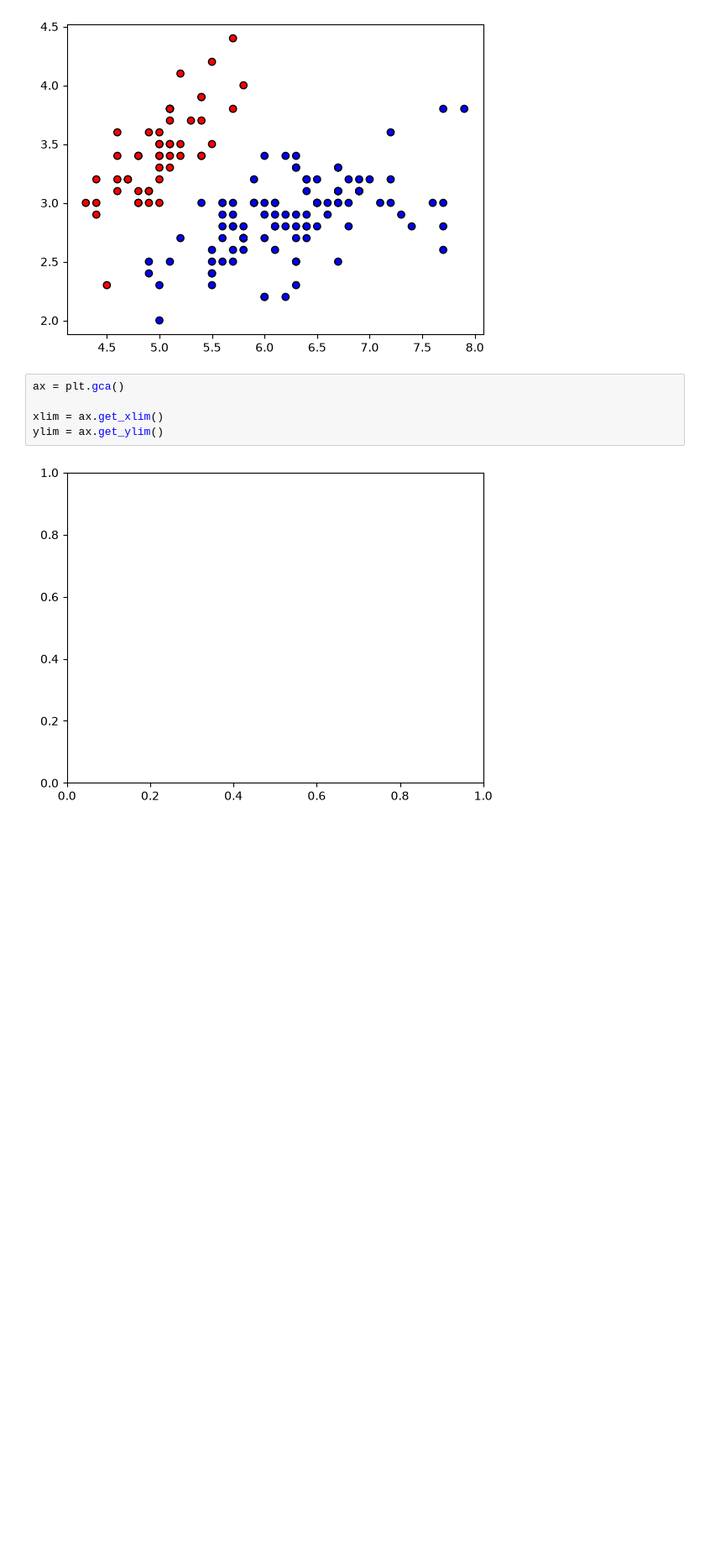
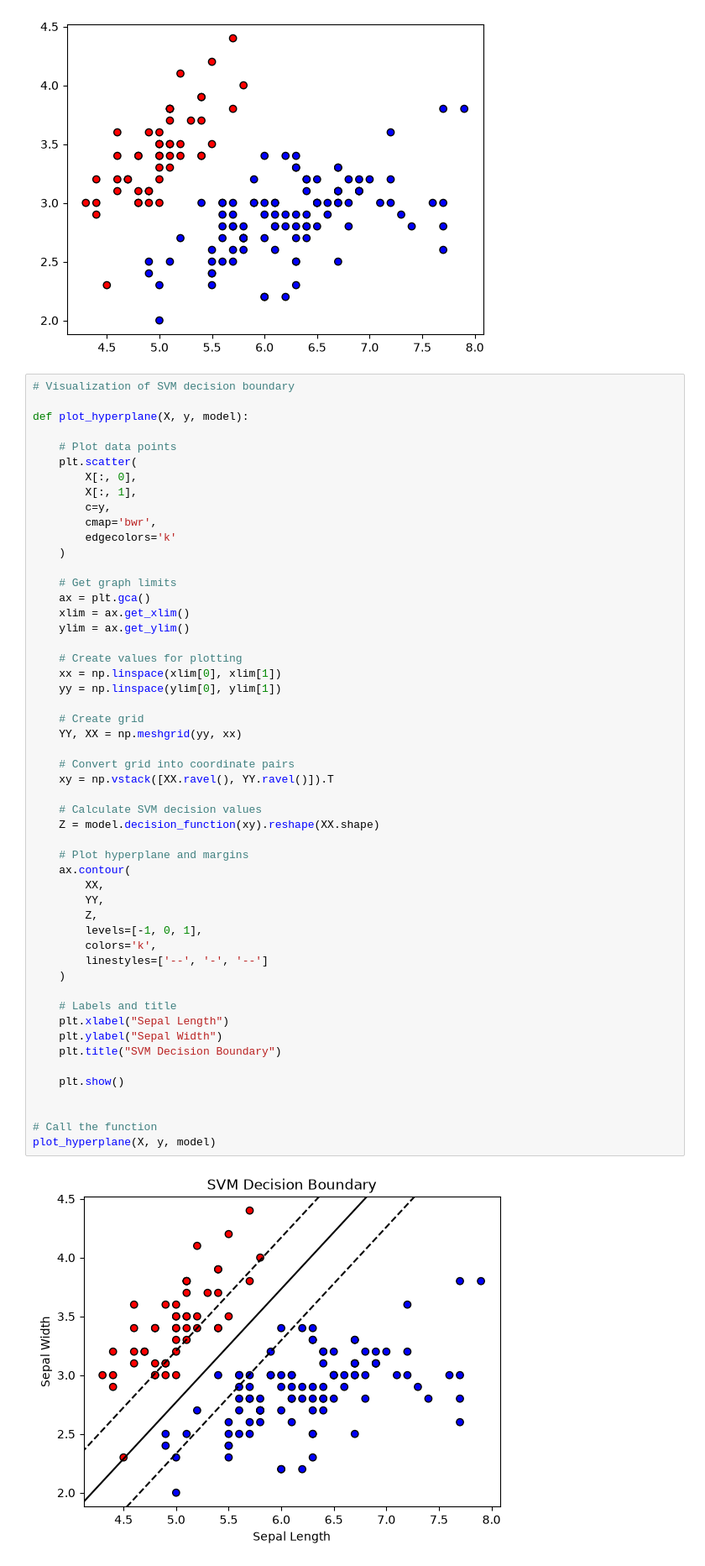
Before and after one commit to rohitapasale/ml_lab, a Jupyter notebook: svm.ipynb, the cells around one changed output. Shown at 84% size. Saved outputs shown, nothing was run; the diff lists cells and outputs as text; blank space fills up the shorter version.

```diff
--- a/svm.ipynb
+++ b/svm.ipynb
@@ -56,9 +56,56 @@ plt.scatter(
 <matplotlib.collections.PathCollection at 0x...>
 [figure]
 # %%
-ax = plt.gca()
+# Visualization of SVM decision boundary
 
-xlim = ax.get_xlim()
-ylim = ax.get_ylim()
+def plot_hyperplane(X, y, model):
+
+    # Plot data points
+    plt.scatter(
+        X[:, 0],
+        X[:, 1],
+        c=y,
+        cmap='bwr',
+        edgecolors='k'
+    )
+
+    # Get graph limits
+    ax = plt.gca()
+    xlim = ax.get_xlim()
+    ylim = ax.get_ylim()
+
+    # Create values for plotting
+    xx = np.linspace(xlim[0], xlim[1])
+    yy = np.linspace(ylim[0], ylim[1])
+
+    # Create grid
+    YY, XX = np.meshgrid(yy, xx)
+
+    # Convert grid into coordinate pairs
+    xy = np.vstack([XX.ravel(), YY.ravel()]).T
+
+    # Calculate SVM decision values
+    Z = model.decision_function(xy).reshape(XX.shape)
+
+    # Plot hyperplane and margins
+    ax.contour(
+        XX,
+        YY,
+        Z,
+        levels=[-1, 0, 1],
+        colors='k',
+        linestyles=['--', '-', '--']
+    )
+
+    # Labels and title
+    plt.xlabel("Sepal Length")
+    plt.ylabel("Sepal Width")
+    plt.title("SVM Decision Boundary")
+
+    plt.show()
+
+
+# Call the function
+plot_hyperplane(X, y, model)
 # %% [output]
-[figure, old version]
+[figure, new version]
```
Also changed, not shown: 2 other files.
